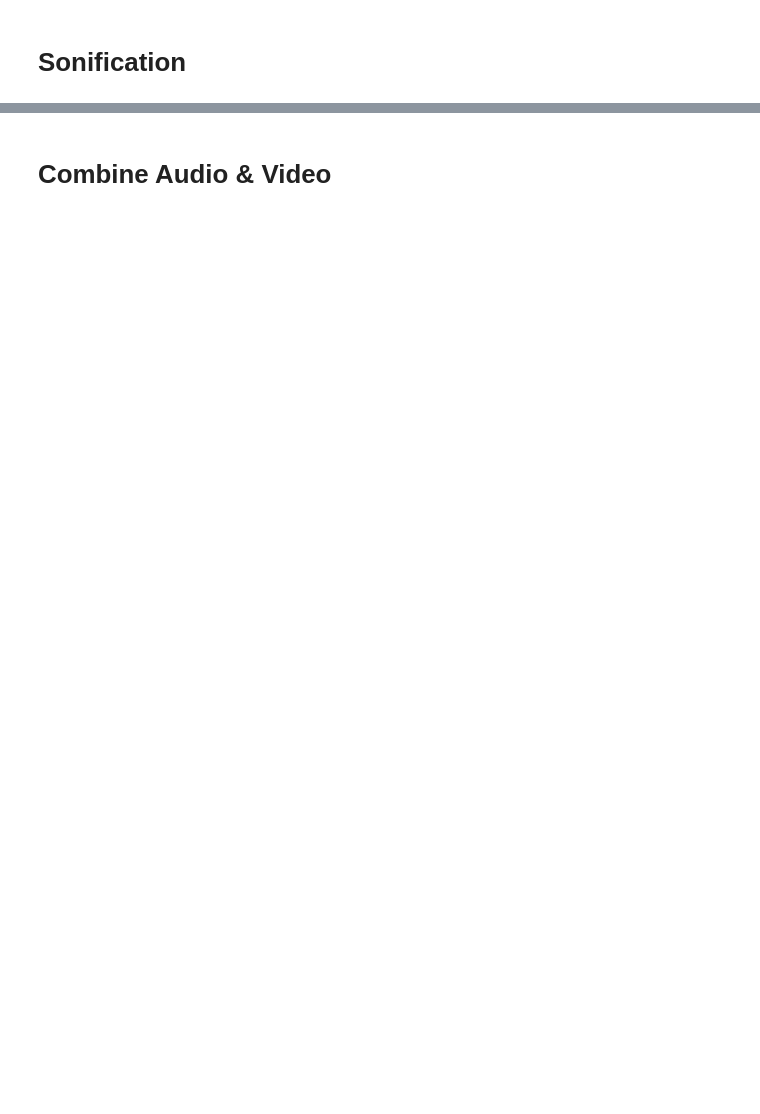
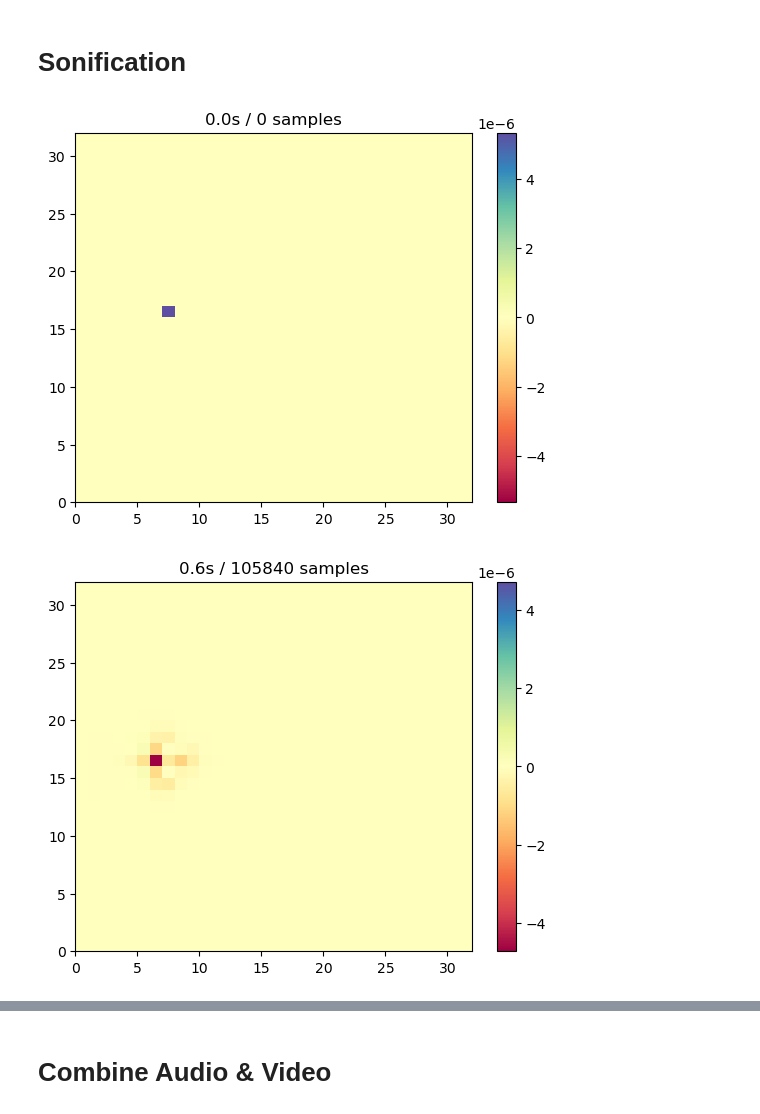
Before and after one commit to jannosch/qsynthi_prototyping, a Jupyter notebook: physical_modelling_2_transverse.ipynb, the cells around one changed output, grey strips where cells are left out. Drawn from its saved outputs; the diff is of its cells as text; code cells hidden in the pictures; blank space fills up the shorter version.

Commit message:
first experiments with static simulation + dirac

```diff
--- a/physical_modelling_2_transverse.ipynb
+++ b/physical_modelling_2_transverse.ipynb
@@ -80,28 +85,31 @@ print(f'video saved as {video_filename}')
 average_listening = lambda array: np.average(array)
 point_listening = lambda array: array[20, 60]
 # %%
+sample_rate = 4 * 44100 # 176000
+
 listening = average_listening
+excitement_point = np.array([64, 28])
 
-dampening_per_second = 1 - 1e-12
-spring_strength = 480000
-min_mass = 0.00125
-max_mass = 3.2
-
-sonification_duration = 5
-sonification_duration = np.min([duration, sonification_duration])
-
-sample_rate = 44100
-dampening_per_sample = 1 - pow(1 - dampening_per_second, 1 / sample_rate)
+dampening_per_second = 1 - 1e-3
+spring_strength = sample_rate * 600
+min_mass = 0.01 #0.00125
+max_mass = 1 #3.2
 
 spatial_step = 4
+
+sonification_duration = 3
+
+sonification_duration = np.min([duration, sonification_duration]).astype(int)
+dampening_per_sample = 1 - pow(1 - dampening_per_second, 1 / sample_rate)
 m = n // spatial_step
+excitement_point = excitement_point // spatial_step
+num_simulated_steps = sonification_duration * sample_rate
 # %%
-num_simulated_steps = sonification_duration * sample_rate
-
 deflections = np.zeros((m, m))
 speeds = np.zeros((m, m), dtype=np.float64)
 forces = np.zeros((m, m), dtype=np.float64)
-#speeds[excitement_point] = 1
+
+speeds[tuple(excitement_point)] = 1
 
 masses = np.empty((m, m))
 data = frames[0, ::spatial_step, ::spatial_step]
@@ -115,7 +123,10 @@ for sample in range(num_simulated_steps):
     simulation_index = int(sample / sample_rate * sim_fps)
     last_data = data
     #data = get_interpolated(frames, [sample / sample_rate * fps])
-    data = frames[simulation_index, ::spatial_step, ::spatial_step]
+    #data = frames[simulation_index, ::spatial_step, ::spatial_step]
+    data = frames[0, ::spatial_step, ::spatial_step] # just first frame
+    #data = frames[int(2.4 * sim_fps), ::spatial_step, ::spatial_step] # second 2.4 after first gothrough
+    #data = 1 * np.ones((m, m)) # static plate
 
     masses = min_mass + (max_mass - min_mass) * np.abs(data)
 
@@ -131,33 +142,36 @@ for sample in range(num_simulated_steps):
     # Fixed points
     #forces[::n-1, ::n-1] = 0 # fixed corners
     forces[::m-1, :] = 0 # fixed top & bottom
     forces[:, ::m-1] = 0 # fixed sides
 
     '''
     # Springs compact
     forces[1:-1, 1:-1] = spring_amount * (deflections[:-2, 1:-1] + deflections[2:, 1:-1] +
                           deflections[1:-1, :-2] + deflections[1:-1, 2:] -
                           4 * deflections[1:-1, 1:-1])
     '''
 
     # Add noise
     # TODO: As force or directly at speeds?
     # Forces seems to be better
     forces[1:-1, 1:-1] += np.abs(np.abs(last_data) - np.abs(data))[1:-1, 1:-1] * (2 * np.random.random((m-2, m-2)) - 1)
 
     # Update speeds with forces, apply dampening
     speeds += forces / masses / sample_rate
     speeds *= 1 - dampening_per_sample #/ masses
 
     deflections += speeds / sample_rate
 
-    audio[sample] = listening(deflections)
+    audio[sample] = listening(deflections * np.abs(data))
 
     #'''
     if sample % (sample_rate * sonification_duration // 5) == 0:
-        scale = np.max(np.abs(deflections))
-        plt.pcolormesh(deflections, vmin=-scale, vmax=scale, cmap='Spectral')
+        scale = np.max(np.abs(deflections * np.abs(data)))
+        plt.pcolormesh(deflections * np.abs(data), vmin=-scale, vmax=scale, cmap='Spectral')
         plt.colorbar()
         plt.title(f"{round(sample/sample_rate, 2) }s / {sample} samples")
         plt.show()
     #'''
+# %% [output]
+[figure, added]
+[figure, added]
```
Also changed, not shown: parts of 5 cells of this notebook, 5 other files.
